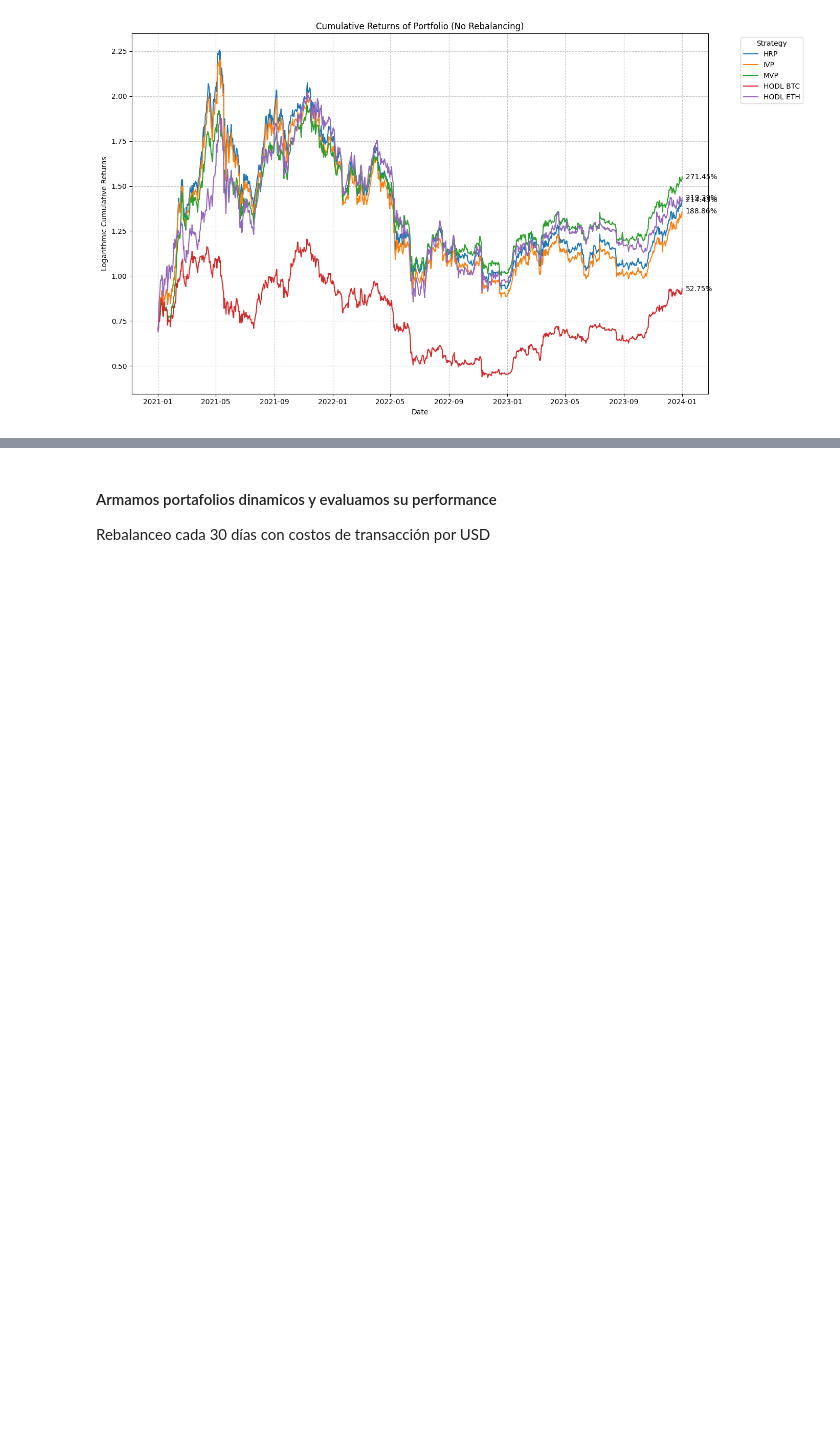
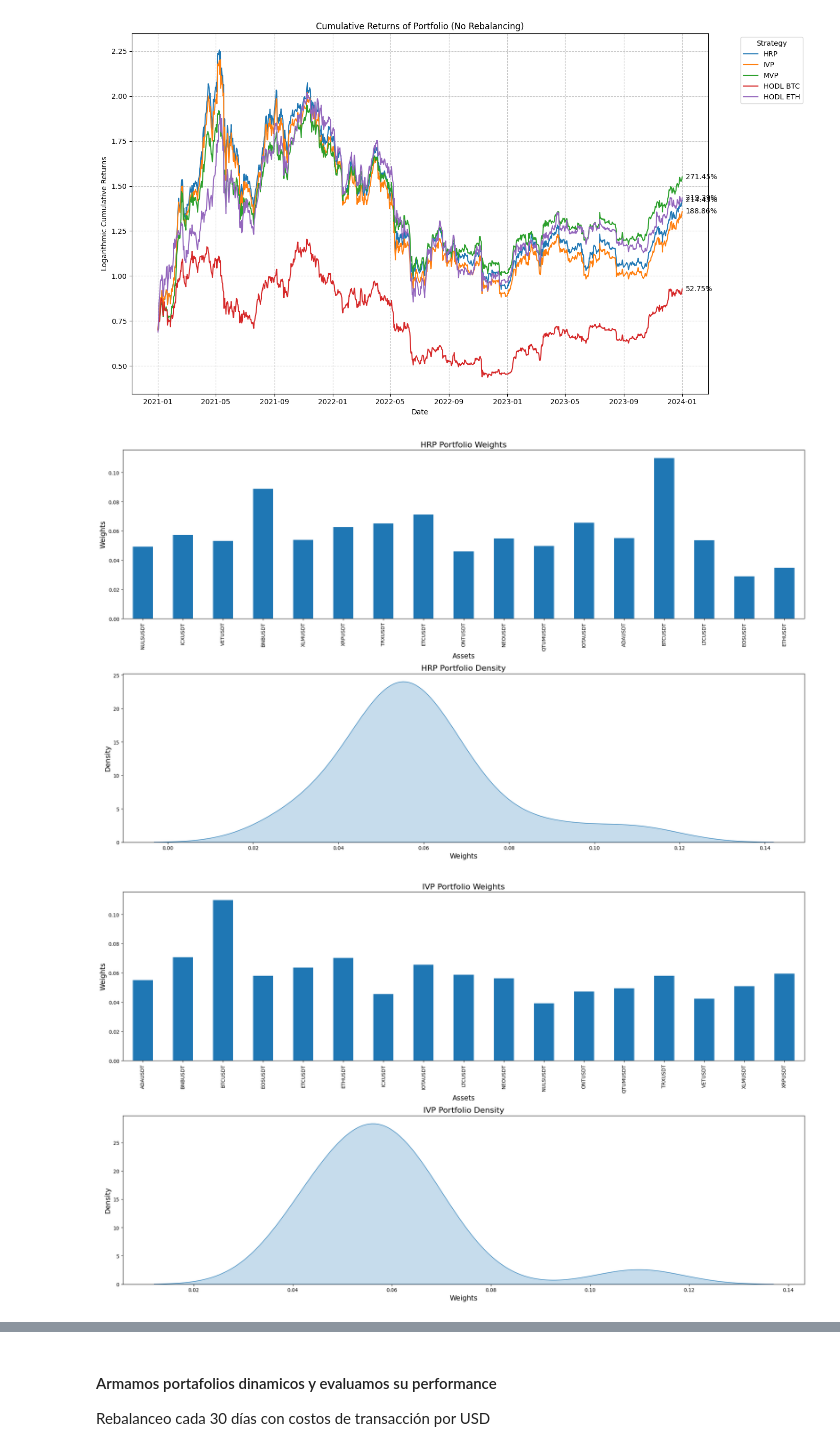
Before and after one commit to alanmatys/quant_ucema_final, a Jupyter notebook: notebooks/backtesting.ipynb, the cells around one changed output, grey strips where cells are left out. Saved outputs shown, nothing was run; the diff lists cells and outputs as text; code cells hidden in the pictures; blank space fills up the shorter version.

Commit message:
added allocation density

```diff
--- a/notebooks/backtesting.ipynb
+++ b/notebooks/backtesting.ipynb
@@ -327,3 +327,26 @@ plt.tight_layout()
 plt.show()
 # %% [output]
 [figure]
+# %%
+import seaborn as sns
+
+strategies = {"HRP": hrp_weights, "IVP": ivp_weights, "MVP": mvp_weights}
+
+for strategy, weights in strategies.items():
+    fig, axes = plt.subplots(2, 1, figsize=(20, 12))
+
+    weights.plot(kind="bar", ax=axes[0])
+    axes[0].set_title(f"{strategy} Portfolio Weights", fontsize=16)
+    axes[0].set_xlabel("Assets", fontsize=14)
+    axes[0].set_ylabel("Weights", fontsize=14)
+
+    sns.kdeplot(weights, ax=axes[1], fill=True)
+    axes[1].set_title(f"{strategy} Portfolio Density", fontsize=16)
+    axes[1].set_xlabel("Weights", fontsize=14)
+    axes[1].set_ylabel("Density", fontsize=14)
+
+    plt.tight_layout()
+    plt.show()
+# %% [output]
+[figure, added]
+[figure, added]
```
Also changed, not shown: parts of 5 cells of this notebook, 1 other file.
